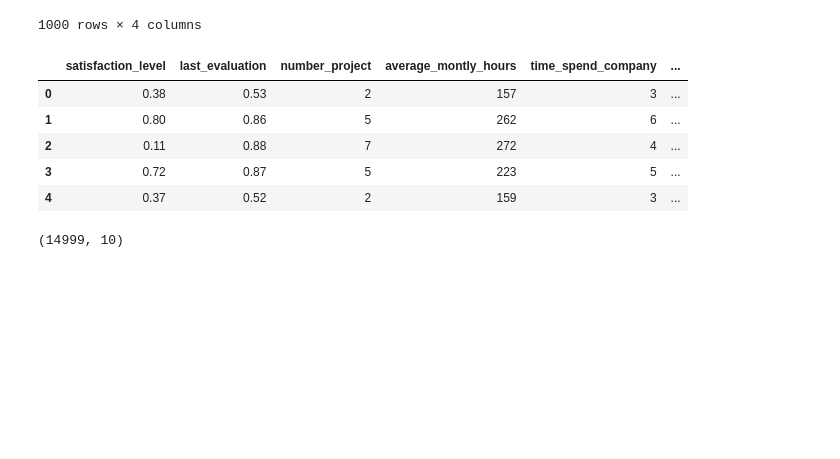
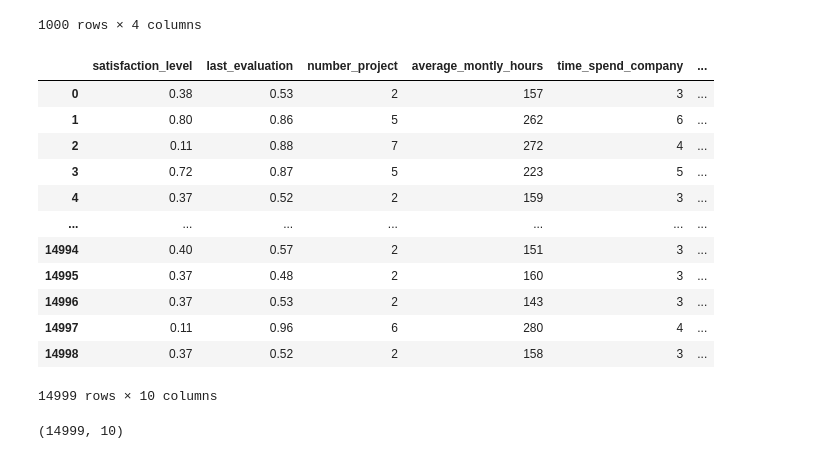
Before and after one commit to aminuddin1234/Artificial_inteligent_and_machine_learning_course, a Jupyter notebook: AI & ML courses/Day 9 - Practice Data Analysis/Mini Project on Data Analysis.ipynb, the cells around one changed output. Saved outputs shown, nothing was run; the diff lists cells and outputs as text; code cells hidden in the pictures; blank space fills up the shorter version.

```diff
--- a/AI & ML courses/Day 9 - Practice Data Analysis/Mini Project on Data Analysis.ipynb
+++ b/AI & ML courses/Day 9 - Practice Data Analysis/Mini Project on Data Analysis.ipynb
@@ -154,14 +155,21 @@ df
 1000 rows × 4 columns
 # %%
 employee = pd.read_csv('HR.csv')
-employee.head()
+employee
 # %% [output]
 |  | satisfaction_level | last_evaluation | number_project | average_montly_hours | time_spend_company | ... |
 | 0 | 0.38 | 0.53 | 2 | 157 | 3 | ... |
 | 1 | 0.80 | 0.86 | 5 | 262 | 6 | ... |
 | 2 | 0.11 | 0.88 | 7 | 272 | 4 | ... |
 | 3 | 0.72 | 0.87 | 5 | 223 | 5 | ... |
 | 4 | 0.37 | 0.52 | 2 | 159 | 3 | ... |
+| ... | ... | ... | ... | ... | ... | ... |
+| 14994 | 0.40 | 0.57 | 2 | 151 | 3 | ... |
+| 14995 | 0.37 | 0.48 | 2 | 160 | 3 | ... |
+| 14996 | 0.37 | 0.53 | 2 | 143 | 3 | ... |
+| 14997 | 0.11 | 0.96 | 6 | 280 | 4 | ... |
+| 14998 | 0.37 | 0.52 | 2 | 158 | 3 | ... |
+14999 rows × 10 columns
 # %%
 employee.shape
 # %% [output]
```
Also changed, not shown: parts of 11 cells of this notebook, 2 other files.
